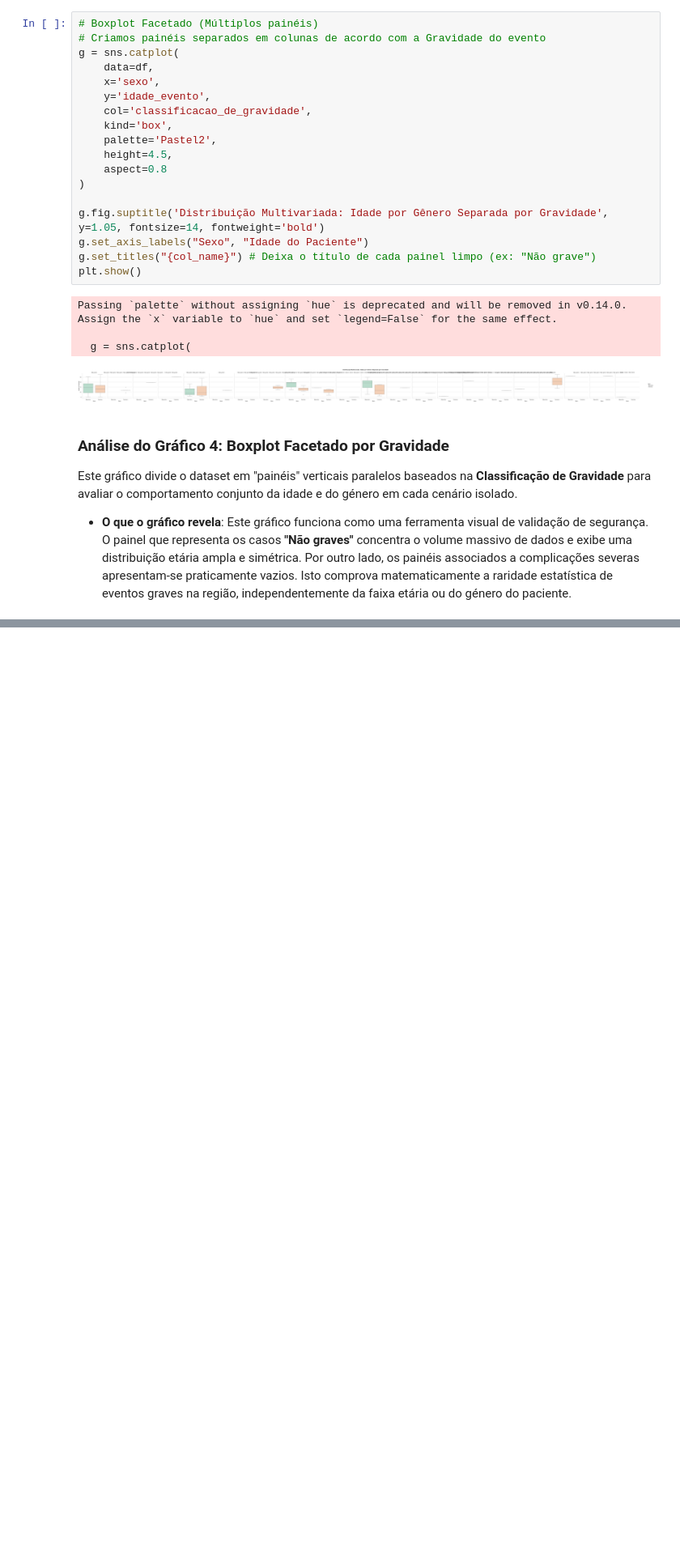
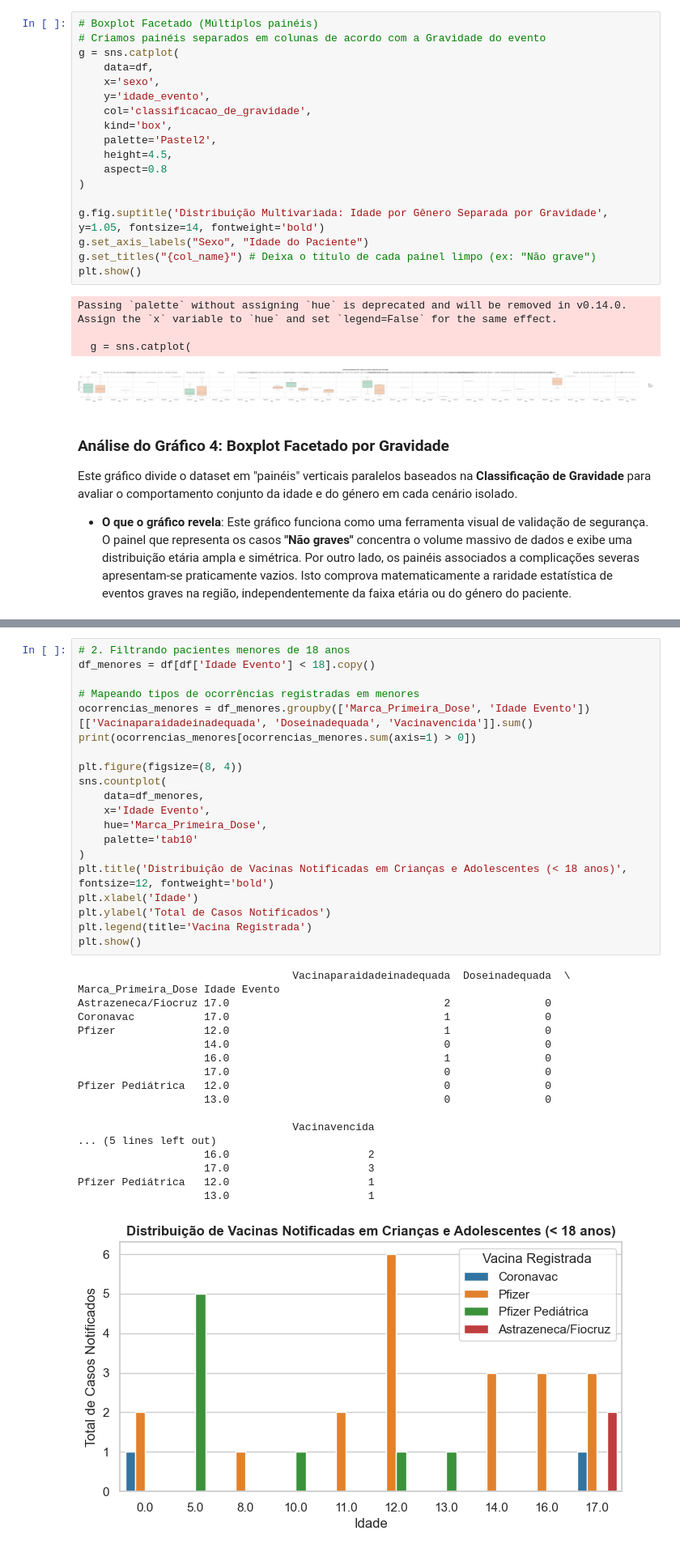
Before and after one commit to m4sm/analise-multivariada-de-dados, a Jupyter notebook: projeto1/notebook.ipynb, the cells around one changed output, grey strips where cells are left out. Shown at 81% size. Cells and saved outputs as stored; diff of their text form; blank space fills up the shorter version.

```diff
--- a/projeto1/notebook.ipynb
+++ b/projeto1/notebook.ipynb
@@ -540,0 +592,39 @@ Este gráfico divide o dataset em "painéis" verticais paralelos baseados na **C
+# %%
+# 2. Filtrando pacientes menores de 18 anos
+df_menores = df[df['Idade Evento'] < 18].copy()
+
+# Mapeando tipos de ocorrências registradas em menores
+ocorrencias_menores = df_menores.groupby(['Marca_Primeira_Dose', 'Idade Evento'])[['Vacinaparaidadeinadequada', 'Doseinadequada', 'Vacinavencida']].sum()
+print(ocorrencias_menores[ocorrencias_menores.sum(axis=1) > 0])
+
+plt.figure(figsize=(8, 4))
+sns.countplot(
+    data=df_menores,
+    x='Idade Evento',
+    hue='Marca_Primeira_Dose',
+    palette='tab10'
+)
+plt.title('Distribuição de Vacinas Notificadas em Crianças e Adolescentes (< 18 anos)', fontsize=12, fontweight='bold')
+plt.xlabel('Idade')
+plt.ylabel('Total de Casos Notificados')
+plt.legend(title='Vacina Registrada')
+plt.show()
+# %% [output]
+                                  Vacinaparaidadeinadequada  Doseinadequada  \
+Marca_Primeira_Dose Idade Evento
+Astrazeneca/Fiocruz 17.0                                  2               0
+Coronavac           17.0                                  1               0
+Pfizer              12.0                                  1               0
+                    14.0                                  0               0
+                    16.0                                  1               0
+                    17.0                                  0               0
+Pfizer Pediátrica   12.0                                  0               0
+                    13.0                                  0               0
+
+                                  Vacinavencida
+... (5 lines left out)
+                    16.0                      2
+                    17.0                      3
+Pfizer Pediátrica   12.0                      1
+                    13.0                      1
+[figure, added]
```
Also changed, not shown: parts of 6 cells of this notebook, 2 other files.
